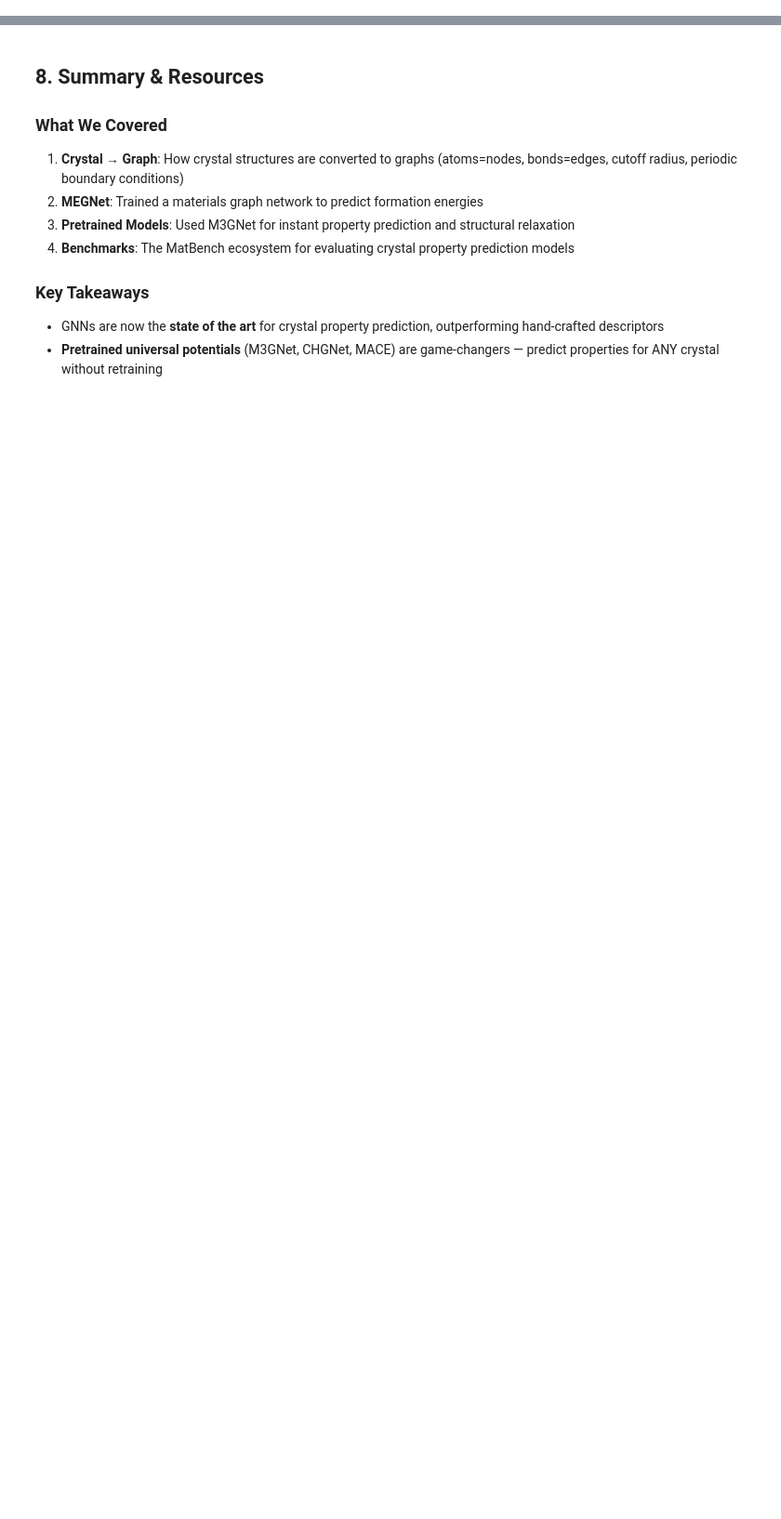
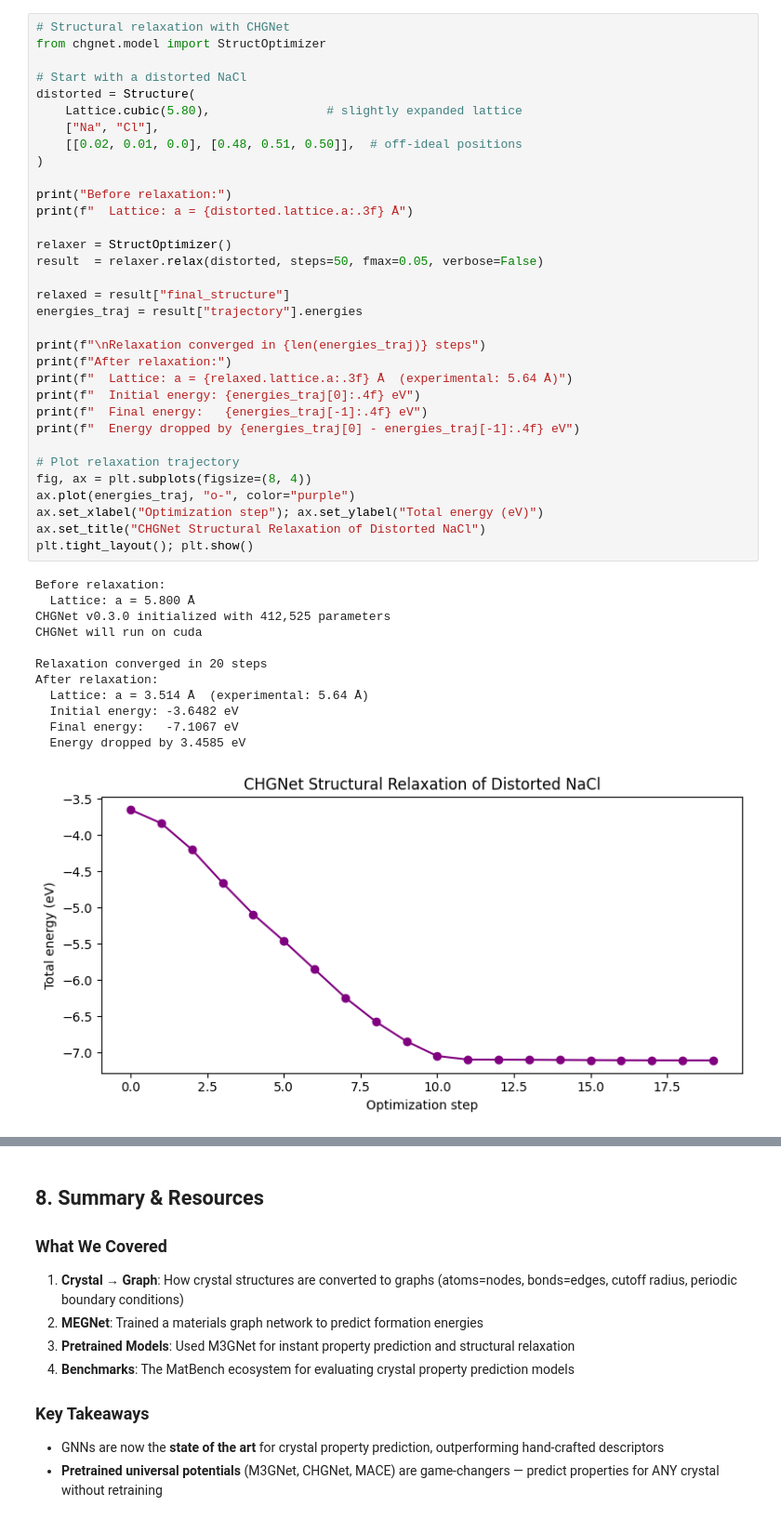
Before and after one commit to murnanedaniel/Geometric-ML-Tutorial, a Jupyter notebook: notebooks/01_Crystal_Structure_GNN.ipynb, the cells around one changed output, grey strips where cells are left out. Shown at 93% size. Cells and saved outputs as stored; diff of their text form; blank space fills up the shorter version.

```diff
--- a/notebooks/01_Crystal_Structure_GNN.ipynb
+++ b/notebooks/01_Crystal_Structure_GNN.ipynb
@@ -0,0 +455,46 @@
+# %%
+# Structural relaxation with CHGNet
+from chgnet.model import StructOptimizer
+
+# Start with a distorted NaCl
+distorted = Structure(
+    Lattice.cubic(5.80),                # slightly expanded lattice
+    ["Na", "Cl"],
+    [[0.02, 0.01, 0.0], [0.48, 0.51, 0.50]],  # off-ideal positions
+)
+
+print("Before relaxation:")
+print(f"  Lattice: a = {distorted.lattice.a:.3f} Å")
+
+relaxer = StructOptimizer()
+result  = relaxer.relax(distorted, steps=50, fmax=0.05, verbose=False)
+
+relaxed = result["final_structure"]
+energies_traj = result["trajectory"].energies
+
+print(f"\nRelaxation converged in {len(energies_traj)} steps")
+print(f"After relaxation:")
+print(f"  Lattice: a = {relaxed.lattice.a:.3f} Å  (experimental: 5.64 Å)")
+print(f"  Initial energy: {energies_traj[0]:.4f} eV")
+print(f"  Final energy:   {energies_traj[-1]:.4f} eV")
+print(f"  Energy dropped by {energies_traj[0] - energies_traj[-1]:.4f} eV")
+
+# Plot relaxation trajectory
+fig, ax = plt.subplots(figsize=(8, 4))
+ax.plot(energies_traj, "o-", color="purple")
+ax.set_xlabel("Optimization step"); ax.set_ylabel("Total energy (eV)")
+ax.set_title("CHGNet Structural Relaxation of Distorted NaCl")
+plt.tight_layout(); plt.show()
+# %% [output]
+Before relaxation:
+  Lattice: a = 5.800 Å
+CHGNet v0.3.0 initialized with 412,525 parameters
+CHGNet will run on cuda
+
+Relaxation converged in 20 steps
+After relaxation:
+  Lattice: a = 3.514 Å  (experimental: 5.64 Å)
+  Initial energy: -3.6482 eV
+  Final energy:   -7.1067 eV
+  Energy dropped by 3.4585 eV
+[figure, added]
```
Also changed, not shown: parts of 41 cells of this notebook, 1 other file.
